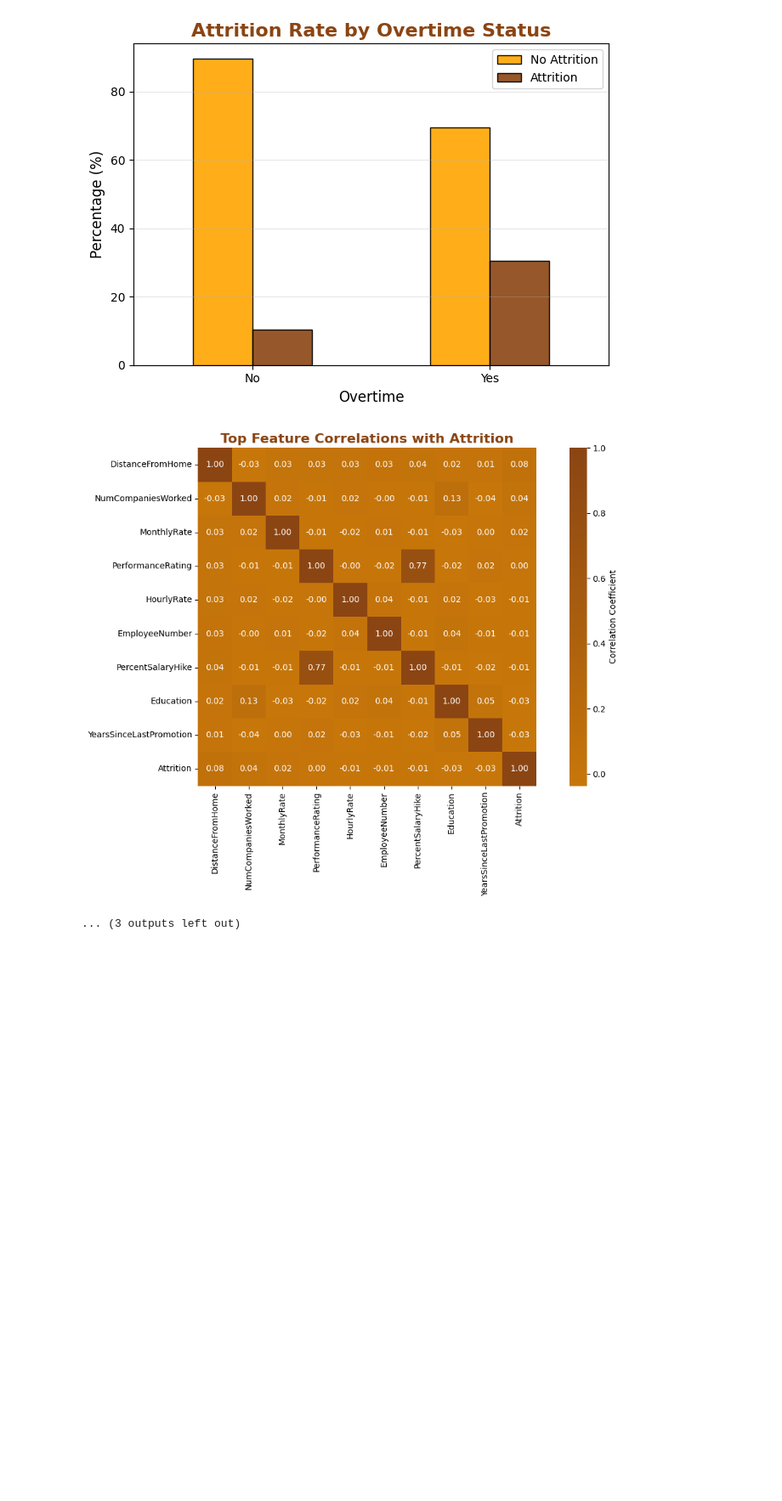
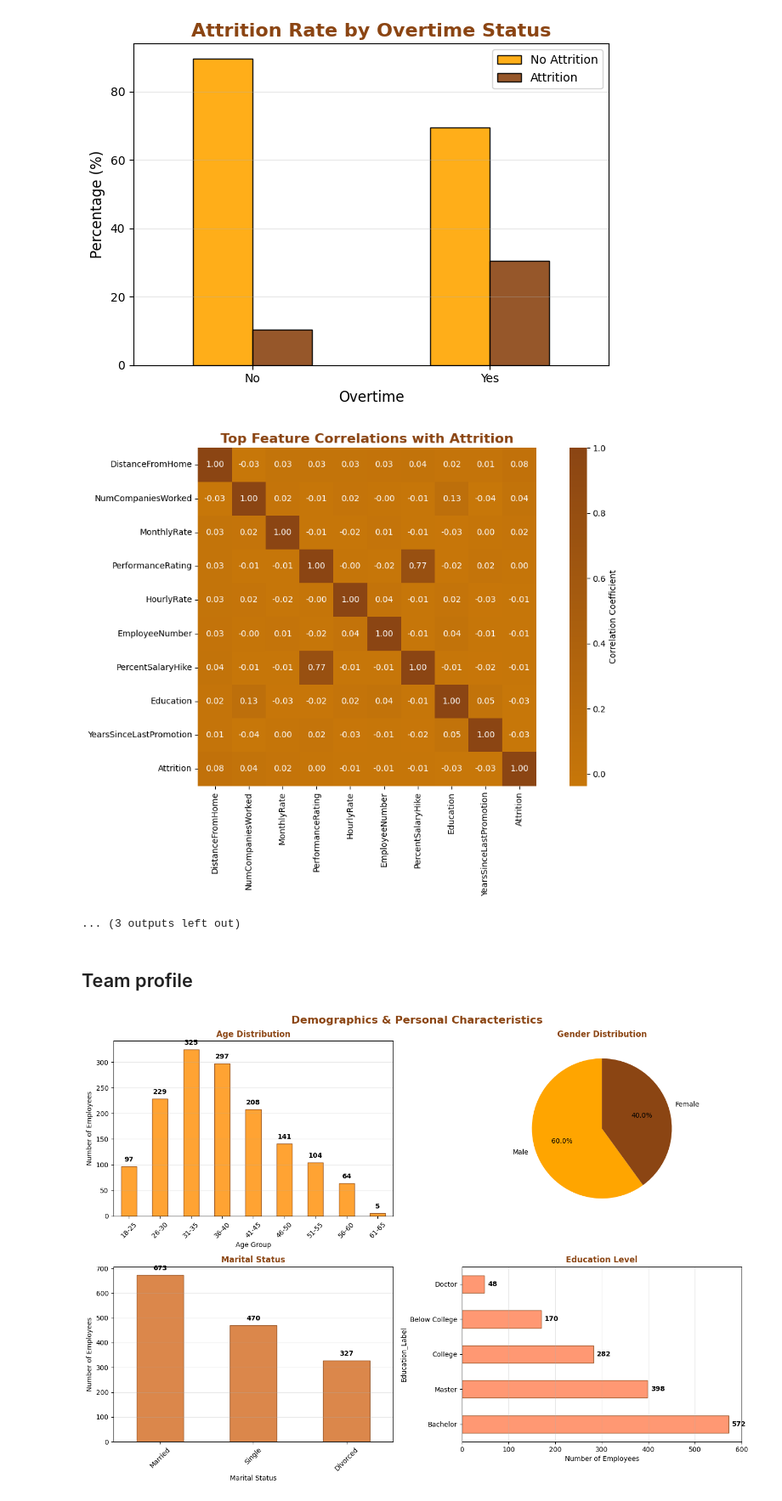
Before and after one commit to SofSalvadoIMS/EDSB25-PredictingEmployeeAttrition-GROUP11, a Jupyter notebook: notebooks/graphs.ipynb, the cells around one changed output. Shown at 85% size. Drawn from its saved outputs; the diff is of its cells as text; code cells hidden in the pictures; blank space fills up the shorter version.

Commit message:
more graphs

```diff
--- a/notebooks/graphs.ipynb
+++ b/notebooks/graphs.ipynb
@@ -292,3 +294,5 @@ Passing `palette` without assigning `hue` is deprecated and will be removed in v
 [figure]
 [figure]
 ... (3 outputs left out)
+# %% [markdown]
+## Team profile
@@ -294,0 +354,76 @@ Passing `palette` without assigning `hue` is deprecated and will be removed in v
+# %%
+# CATEGORY 1: DEMOGRAPHICS & PERSONAL CHARACTERISTICS
+
+fig1, axes1 = plt.subplots(2, 2, figsize=(14, 10))
+fig1.suptitle('Demographics & Personal Characteristics', fontsize=16, fontweight='bold', color='#8B4513')
+
+# 1.1 Age Distribution
+ax1 = axes1[0, 0]
+if 'Age' in df.columns:
+    age_bins = [18, 25, 30, 35, 40, 45, 50, 55, 60, 65]
+    age_labels = ['18-25', '26-30', '31-35', '36-40', '41-45', '46-50', '51-55', '56-60', '61-65']
+    df['Age_Group'] = pd.cut(df['Age'], bins=age_bins, labels=age_labels, right=False)
+    age_dist = df['Age_Group'].value_counts().sort_index()
+    bars = age_dist.plot(kind='bar', ax=ax1, color='#FF8C00', edgecolor='#8B4513', alpha=0.8)
+    ax1.set_title('Age Distribution', fontsize=12, fontweight='bold', color='#8B4513')
+    ax1.set_xlabel('Age Group')
+    ax1.set_ylabel('Number of Employees')
+    ax1.tick_params(axis='x', rotation=45)
+    ax1.grid(True, alpha=0.3, axis='y')
+    add_value_labels(ax1)
+
+# 1.2 Gender Distribution
+ax2 = axes1[0, 1]
+if 'Gender' in df.columns:
+    gender_dist = df['Gender'].value_counts()
+    colors = ['#FFA500', '#8B4513'][:len(gender_dist)]
+    wedges, texts, autotexts = ax2.pie(gender_dist.values, labels=gender_dist.index, colors=colors,
+                                       autopct='%1.1f%%', startangle=90)
+    ax2.set_title('Gender Distribution', fontsize=12, fontweight='bold', color='#8B4513')
+
+# 1.3 Marital Status
+ax3 = axes1[1, 0]
+if 'MaritalStatus' in df.columns:
+    marital_dist = df['MaritalStatus'].value_counts()
+    bars = marital_dist.plot(kind='bar', ax=ax3, color='#D2691E', edgecolor='#8B4513', alpha=0.8)
+    ax3.set_title('Marital Status', fontsize=12, fontweight='bold', color='#8B4513')
+    ax3.set_xlabel('Marital Status')
+    ax3.set_ylabel('Number of Employees')
+    ax3.tick_params(axis='x', rotation=45)
+    ax3.grid(True, alpha=0.3, axis='y')
+    add_value_labels(ax3)
+
+# 1.4 Education Level
+ax4 = axes1[1, 1]
+if 'Education' in df.columns:
+    education_map = {1: 'Below College', 2: 'College', 3: 'Bachelor', 4: 'Master', 5: 'Doctor'}
+    df['Education_Label'] = df['Education'].map(education_map)
+    edu_dist = df['Education_Label'].value_counts()
+    bars = edu_dist.plot(kind='barh', ax=ax4, color='#FF7F50', edgecolor='#8B4513', alpha=0.8)
+    ax4.set_title('Education Level', fontsize=12, fontweight='bold', color='#8B4513')
+    ax4.set_xlabel('Number of Employees')
+    ax4.grid(True, alpha=0.3, axis='x')
+    add_horizontal_value_labels(ax4)
+
+plt.tight_layout()
+plt.savefig(f'{graphs_dir}01_demographics.png', dpi=300, bbox_inches='tight')
+plt.show()
+
+# Demographic Statistics
+print("\nDEMOGRAPHIC STATISTICS:")
+print("-" * 40)
+print(f"• Average Age: {df['Age'].mean():.1f} years")
+print(f"• Age Range: {df['Age'].min()}-{df['Age'].max()} years")
+if 'Gender' in df.columns:
+    gender_counts = df['Gender'].value_counts()
+    for gender, count in gender_counts.items():
+        pct = (count / len(df)) * 100
+        print(f"• {gender}: {count} employees ({pct:.1f}%)")
+if 'MaritalStatus' in df.columns:
+    marital_counts = df['MaritalStatus'].value_counts()
+    print(f"• Marital Status: {marital_counts.idxmax()} (most common)")
+if 'Education' in df.columns:
+    edu_level = df['Education'].mean()
+    print(f"• Average Education Level: {edu_level:.1f}/5")
+# %% [output]
+[figure, added]
```
Also changed, not shown: parts of 9 cells of this notebook, 15 other files.
